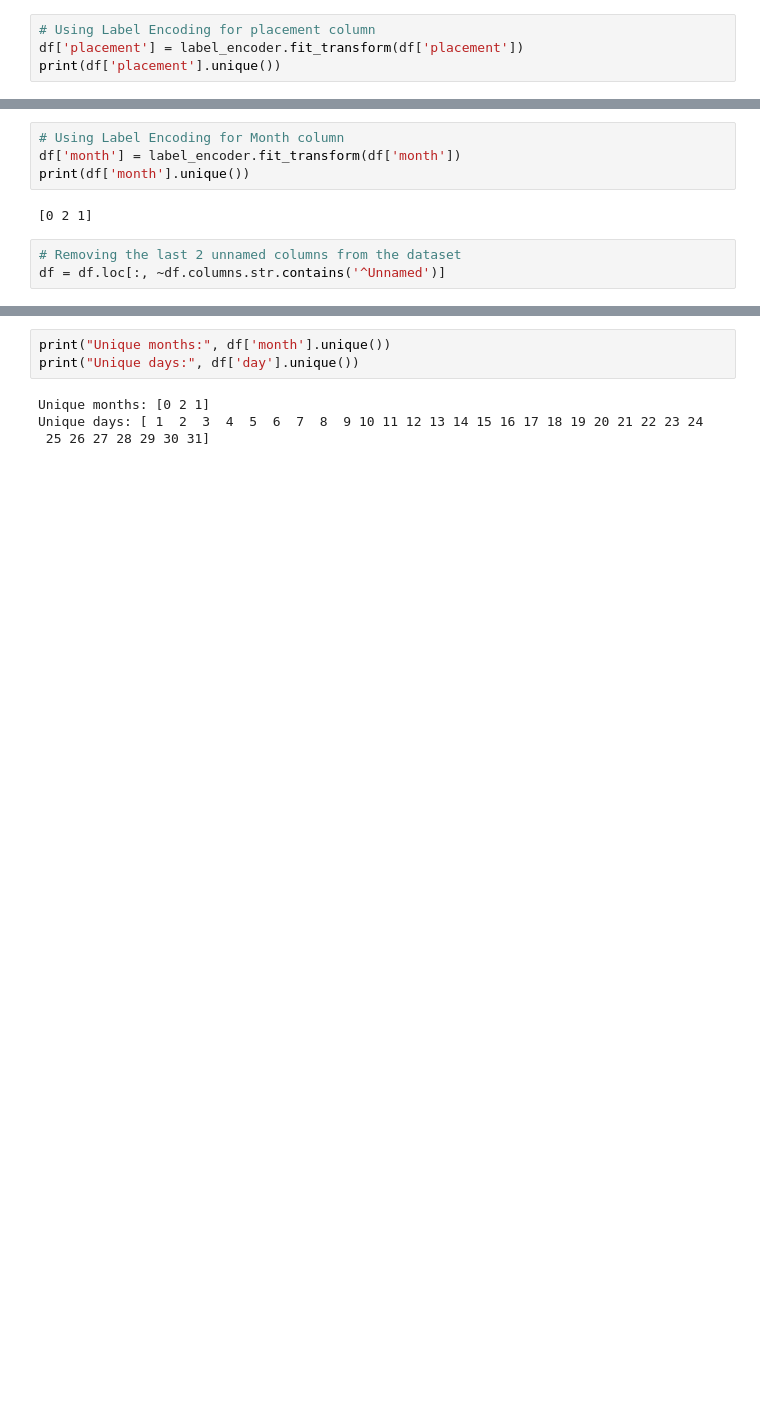
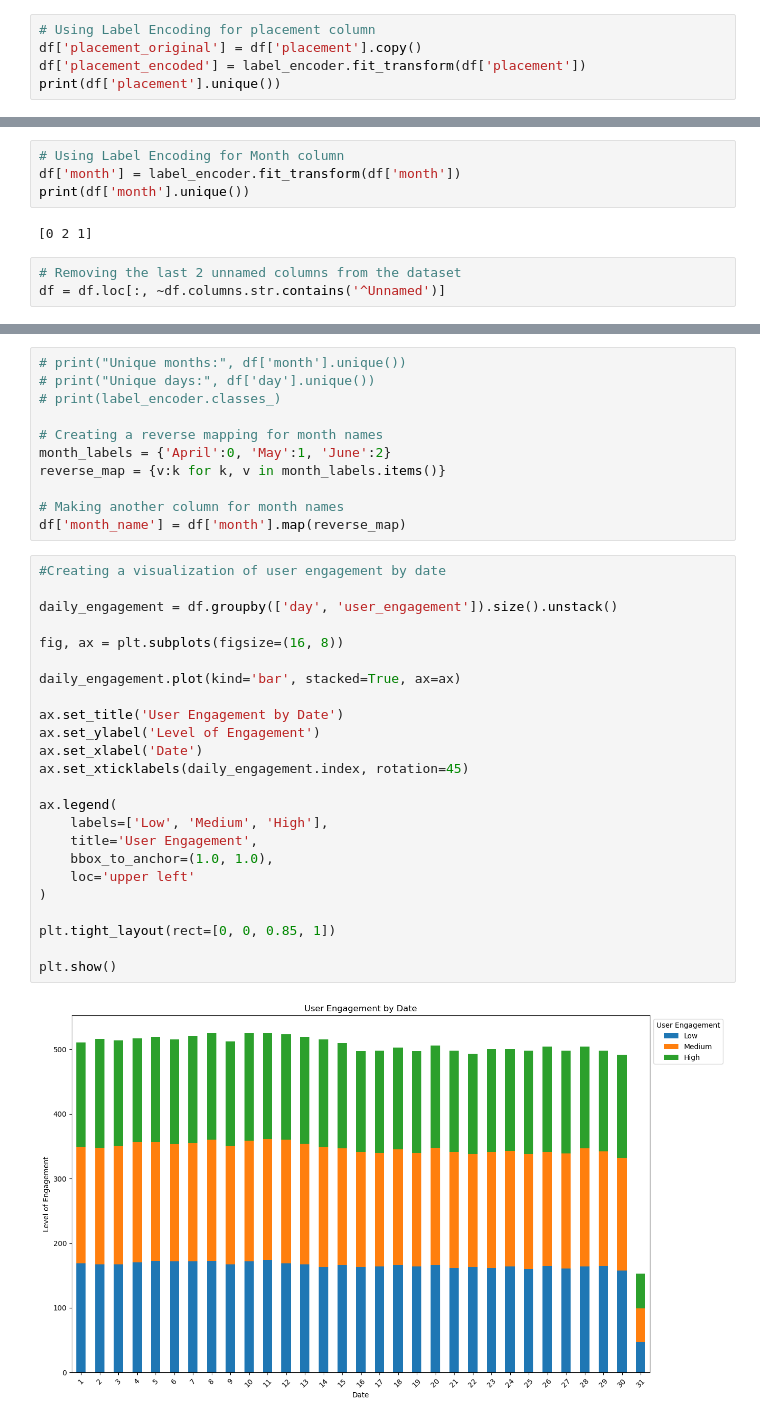
Before and after one commit to Tanush-IIITH/Projects, a Jupyter notebook: Online_Ads_DS/main.ipynb, the cells around one changed output, grey strips where cells are left out. Saved outputs shown, nothing was run; the diff lists cells and outputs as text; blank space fills up the shorter version.

```diff
--- a/Online_Ads_DS/main.ipynb
+++ b/Online_Ads_DS/main.ipynb
@@ -52,5 +52,6 @@ print(df['banner'].unique())
 # %%
 # Using Label Encoding for placement column
-df['placement'] = label_encoder.fit_transform(df['placement'])
+df['placement_original'] = df['placement'].copy()
+df['placement_encoded'] = label_encoder.fit_transform(df['placement'])
 print(df['placement'].unique())
 # %% [output]
@@ -89,7 +94,37 @@ dtype: int64
 # %%
-print("Unique months:", df['month'].unique())
-print("Unique days:", df['day'].unique())
+# print("Unique months:", df['month'].unique())
+# print("Unique days:", df['day'].unique())
+# print(label_encoder.classes_)
+
+# Creating a reverse mapping for month names
+month_labels = {'April':0, 'May':1, 'June':2}
+reverse_map = {v:k for k, v in month_labels.items()}
+
+# Making another column for month names
+df['month_name'] = df['month'].map(reverse_map)
-# %% [output]
-Unique months: [0 2 1]
-Unique days: [ 1  2  3  4  5  6  7  8  9 10 11 12 13 14 15 16 17 18 19 20 21 22 23 24
- 25 26 27 28 29 30 31]
+# %%
+#Creating a visualization of user engagement by date
+
+daily_engagement = df.groupby(['day', 'user_engagement']).size().unstack()
+
+fig, ax = plt.subplots(figsize=(16, 8))
+
+daily_engagement.plot(kind='bar', stacked=True, ax=ax)
+
+ax.set_title('User Engagement by Date')
+ax.set_ylabel('Level of Engagement')
+ax.set_xlabel('Date')
+ax.set_xticklabels(daily_engagement.index, rotation=45)
+
+ax.legend(
+    labels=['Low', 'Medium', 'High'],
+    title='User Engagement',
+    bbox_to_anchor=(1.0, 1.0),
+    loc='upper left'
+)
+
+plt.tight_layout(rect=[0, 0, 0.85, 1])
+
+plt.show()
+# %% [output]
+[figure, added]
```
Also changed, not shown: parts of 12 cells of this notebook, 1 other file.
